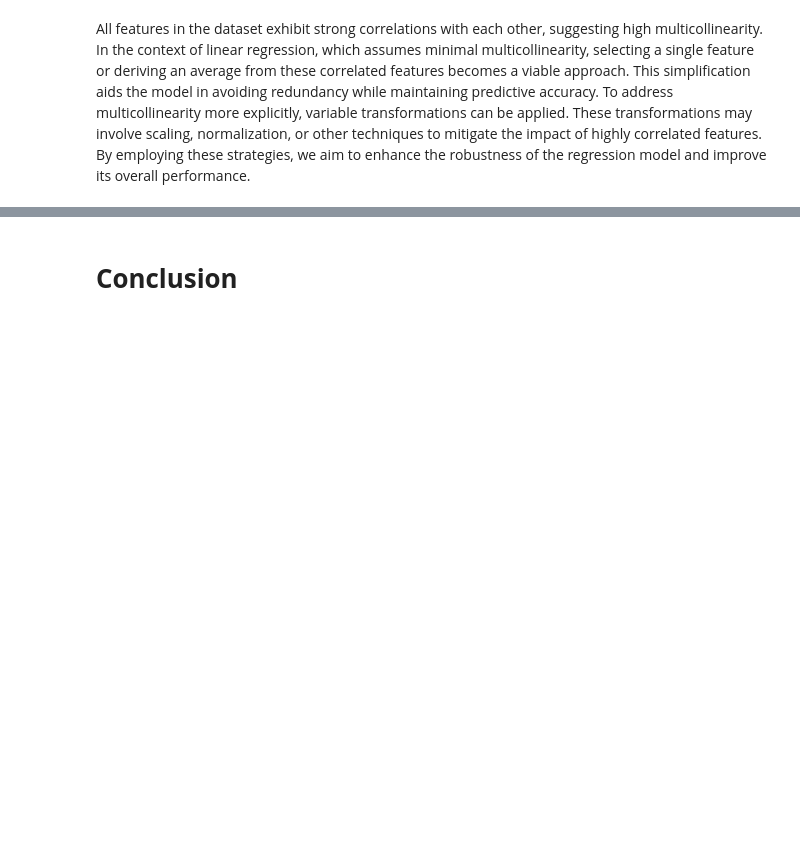
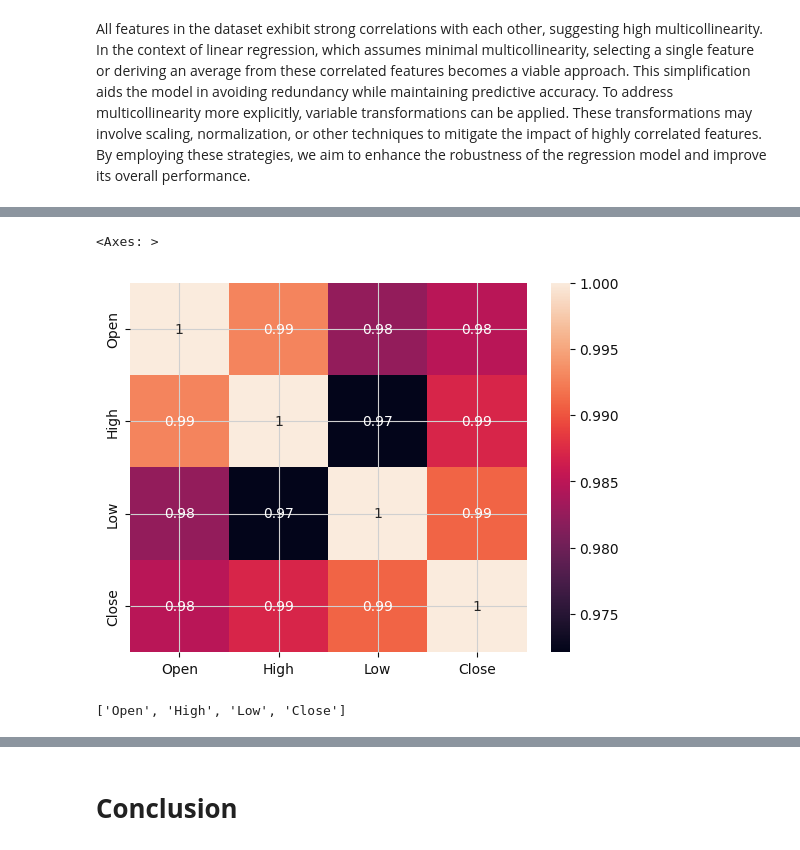
Before and after one commit to Umesh2851997/Yes-bank-stock-closing-price-prediction, a Jupyter notebook: Yes_Bank_Closing_Stock_Price_Prediction.ipynb, the cells around one changed output, grey strips where cells are left out. Drawn from its saved outputs; the diff is of its cells as text; code cells hidden in the pictures; blank space fills up the shorter version.

```diff
--- a/Yes_Bank_Closing_Stock_Price_Prediction.ipynb
+++ b/Yes_Bank_Closing_Stock_Price_Prediction.ipynb
@@ -290,0 +297,7 @@ All features in the dataset exhibit strong correlations with each other, suggest
+# %%
+#PowerTransformer
+pw = PowerTransformer(method='box-cox',standardize=True)
+# %%
+#Columns in the Dataset
+cf= df[list(df.columns)]
+cf
@@ -290,0 +329,2 @@ All features in the dataset exhibit strong correlations with each other, suggest
+# %%
+kf = pd.DataFrame(pw.fit_transform(cf))
@@ -290,0 +340,13 @@ All features in the dataset exhibit strong correlations with each other, suggest
+# %%
+kf.rename(columns={0:'Open',1:'High',2:'Low',3:'Close'},inplace=True)
+# %%
+sns.heatmap(kf.corr(),annot=True)
+# %% [output]
+<Axes: >
+[figure, added]
+# %%
+#Columns in the Dataset
+column1 = list(kf.columns)
+column1
+# %% [output]
+['Open', 'High', 'Low', 'Close']
```
Also changed, not shown: parts of 15 cells of this notebook.
